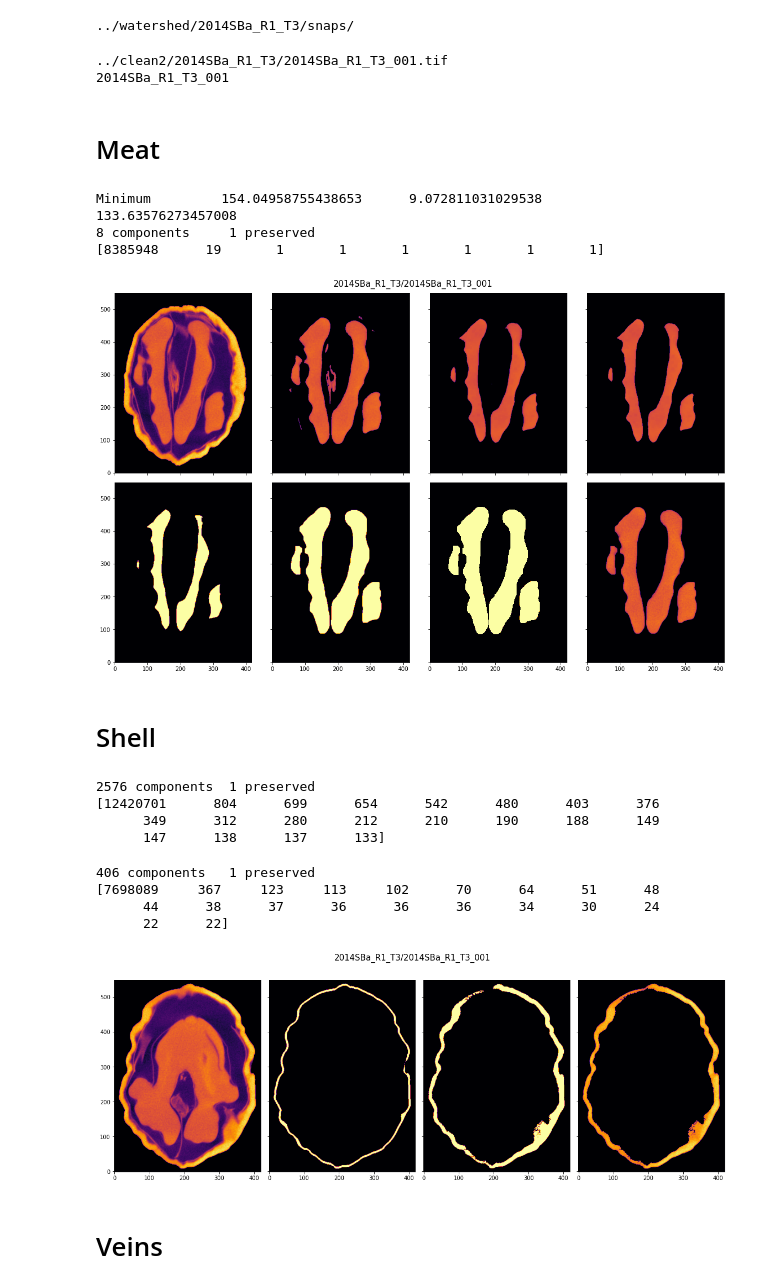
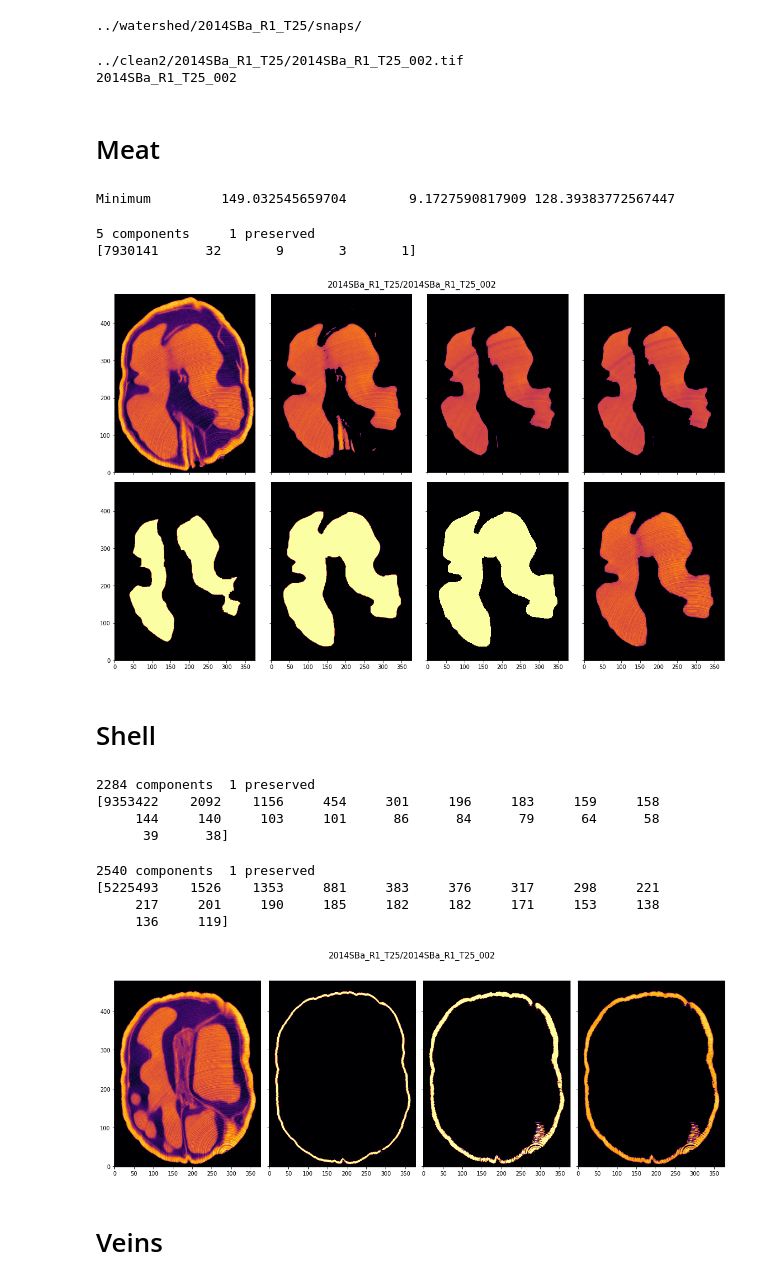
Before and after one commit to amezqui3/walnut_tda, a Jupyter notebook: jupyter/05_watershed_segmentation.ipynb, the cells around one changed output. Drawn from its saved outputs; the diff is of its cells as text; code cells hidden in the pictures.

```diff
--- a/jupyter/05_watershed_segmentation.ipynb
+++ b/jupyter/05_watershed_segmentation.ipynb
@@ -30,7 +30,7 @@ Sz = [ np.s_[:,:,k] for k in ssrange ]
 fs = 15
 
 walnut_batch = sorted(glob.glob( src + '*/' ))
-bidx = 1
+bidx = 0
 walnut_files = sorted(glob.glob(walnut_batch[bidx] + '*.tif'))
 bname = walnut_batch[bidx].split('/')[-2]
 
@@ -45,9 +45,9 @@ if not os.path.isdir(wdsts):
     os.makedirs(wdsts)
 print(wdsts)
 # %% [output]
-../watershed/2014SBa_R1_T3/snaps/
+../watershed/2014SBa_R1_T25/snaps/
 # %%
-widx = 0
+widx = 1
 print(walnut_files[widx])
 img = tf.imread(walnut_files[widx])
 
@@ -57,8 +57,8 @@ print(fname)
 
 mxval = 2**(8*img.itemsize)-1
 # %% [output]
-../clean2/2014SBa_R1_T3/2014SBa_R1_T3_001.tif
-2014SBa_R1_T3_001
+../clean2/2014SBa_R1_T25/2014SBa_R1_T25_002.tif
+2014SBa_R1_T25_002
 # %% [markdown]
 # Meat
 # %%
@@ -83,47 +83,53 @@ print('Minimum ', meanv, sdv, meanv-2.25*sdv, sep='\t')
 tminim = minim.copy()
 tminim[tminim < meanv-2.25*sdv] = 0
 tminim[tminim > 230] = 0
-
-eimg = ndimage.binary_erosion(tminim, struc2, 2, border_value=1)
-eimg = wnut.get_largest_element(eimg)
 # %% [output]
-Minimum         154.04958755438653      9.072811031029538       133.63576273457008
-8 components     1 preserved
-[8385948      19       1       1       1       1       1       1]
+Minimum         149.032545659704        9.1727590817909 128.39383772567447
+# %%
+eimg = ndimage.binary_erosion(tminim, struc2, 2, border_value=1)
+eimg = wnut.get_largest_element(eimg, 0.01)
+# %% [output]
+5 components     1 preserved
+[7930141      32       9       3       1]
 # %%
 dimg = ndimage.binary_dilation(eimg, struc2, 6, border_value=0)
+
+if True:
+    dimg = ndimage.binary_dilation(dimg, struc1, 4, border_value=0)
+    dimg = ndimage.binary_erosion(dimg, struc1, 4, border_value=1)
+
 meat = (dimg*img).copy()
 meat[meat < 100] = 0
 # %%
-k = 300
+k = 220
 ss = np.s_[150:400,k,250:]
 ss = np.s_[:,k,:]
 
 fig, ax = plt.subplots(2,4,figsize=(16,10), sharex=True, sharey=True)
 ax = np.atleast_1d(ax).flatten()
 
 i = 0
 ax[i].imshow(img[ss], cmap='inferno', origin='lower', vmax=255, vmin=0)
 i = 1
 ax[i].imshow(mimg[ss], cmap='inferno', origin='lower', vmax=255, vmin=0)
 i = 2
 ax[i].imshow(minim[ss], cmap='inferno', origin='lower', vmax=255, vmin=0)
 i = 3
 ax[i].imshow(tminim[ss], cmap='inferno', origin='lower', vmax=255, vmin=0)
 i = 4
 ax[i].imshow(eimg[ss], cmap='inferno', origin='lower', vmax=1, vmin=0)
 i = 5
 ax[i].imshow(dimg[ss], cmap='inferno', origin='lower', vmax=1, vmin=0)
 i = 6
 ax[i].imshow(meat[ss], cmap='inferno', origin='lower', vmax=1, vmin=0)
 i = 7
 ax[i].imshow(meat[ss], cmap='inferno', origin='lower', vmax=255, vmin=0)
 
 fig.suptitle(bname + '/' + fname, fontsize=fs)
 
 fig.tight_layout()
 # %% [output]
-[figure, old version]
+[figure, new version]
 # %% [markdown]
 # Shell
 # %%
@@ -143,20 +149,20 @@ timg[img < 100] = 0
 eimg = wnut.get_largest_element(timg)
 #eimg = ndimage.binary_dilation(eimg, struc2, 1, border_value=0)
 # %% [output]
-2576 components  1 preserved
-[12420701      804      699      654      542      480      403      376
-      349      312      280      212      210      190      188      149
-      147      138      137      133]
+2284 components  1 preserved
+[9353422    2092    1156     454     301     196     183     159     158
+     144     140     103     101      86      84      79      64      58
+      39      38]
 # %%
 cshell = img*eimg
 cshell[cshell < 180] = 0
 cshell = wnut.get_largest_element(cshell)
 cshell[cshell > 0] = 1
 # %% [output]
-406 components   1 preserved
-[7698089     367     123     113     102      70      64      51      48
-      44      38      37      36      36      36      34      30      24
-      22      22]
+2540 components  1 preserved
+[5225493    1526    1353     881     383     376     317     298     221
+     217     201     190     185     182     182     171     153     138
+     136     119]
 # %%
 dshell = ndimage.binary_dilation(cshell, struc2, 2, border_value=0)
 dshell = ndimage.binary_erosion(dshell, struc2, 2, border_value=1)
@@ -183,7 +189,7 @@ ax[i].imshow(shell[ss], cmap='inferno', origin='lower', vmax=255, vmin=0)
 fig.suptitle(bname + '/' + fname, fontsize=fs)
 fig.tight_layout()
 # %% [output]
-[figure, old version]
+[figure, new version]
 # %% [markdown]
 # Veins
 # %%
```
Also changed, not shown: parts of 13 cells of this notebook, 14 other files.
